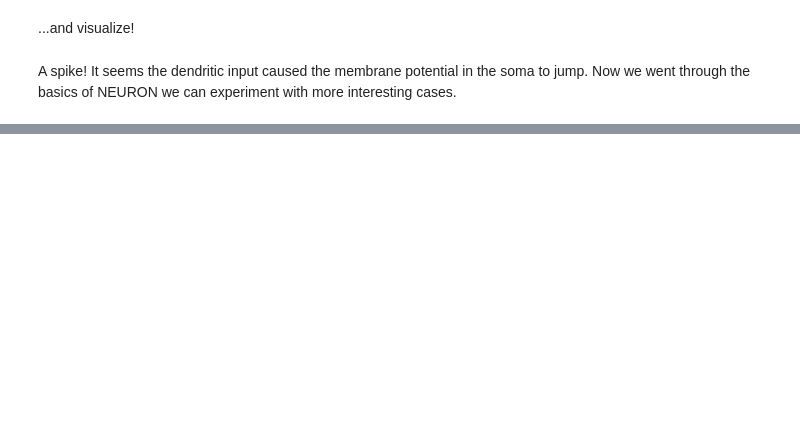
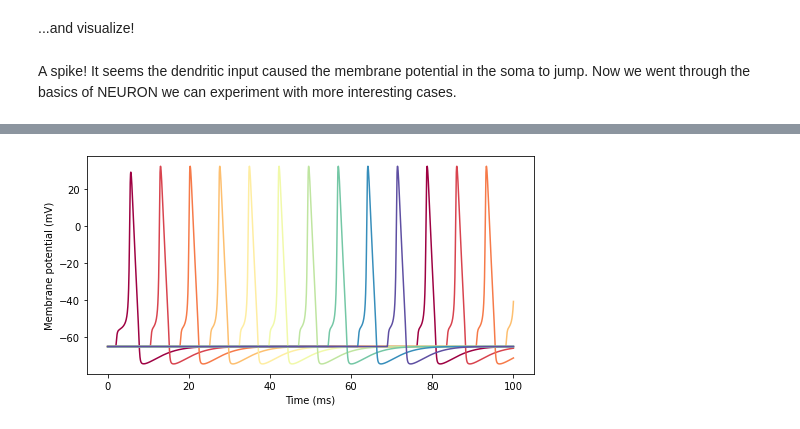
Before and after one commit to soniabalan/the-ball-and-stick-model, a Jupyter notebook: Session02.ipynb, the cells around one changed output, grey strips where cells are left out. Cells and saved outputs as stored; diff of their text form; code cells hidden in the pictures; blank space fills up the shorter version.

```diff
--- a/Session02.ipynb
+++ b/Session02.ipynb
@@ -151,0 +159,38 @@ h.topology()
+# %%
+# create the cells
+cells = []        # list of cells
+N = 10            # number of cells
+for i in range(N):
+    cell = Cell()
+    cells.append(cell)
+
+# connect the cells
+syns = []         # list of synapses
+netcons = []      # list of NetCons
+# ---- your code here ---- #
+
+# stimulate the first cell
+# ---- your code here ---- #
+
+# plot the membrane potential in the middle of the dendrite and the soma
+t_vec = h.Vector()       # Time vector
+t_vec.record(h._ref_t)   # record time
+
+s_vecs = []
+for i in range(N):
+    s_vec = h.Vector()                      # Membrane potential
+    s_vec.record(cells[i].soma(0.5)._ref_v) # record from the middle of the somas
+    s_vecs.append(s_vec)
+
+h.tstop = 100.0  # simulation time
+h.run()
+
+# plot the trajectories
+plt.figure(figsize=(8,4))
+for i in range(N):
+    plt.plot(t_vec, s_vecs[i], color)
+plt.xlabel('Time (ms)')
+plt.ylabel('Membrane potential (mV)')
+plt.show()
+# %% [output]
+[figure, added]
```
Also changed, not shown: parts of 14 cells of this notebook.
